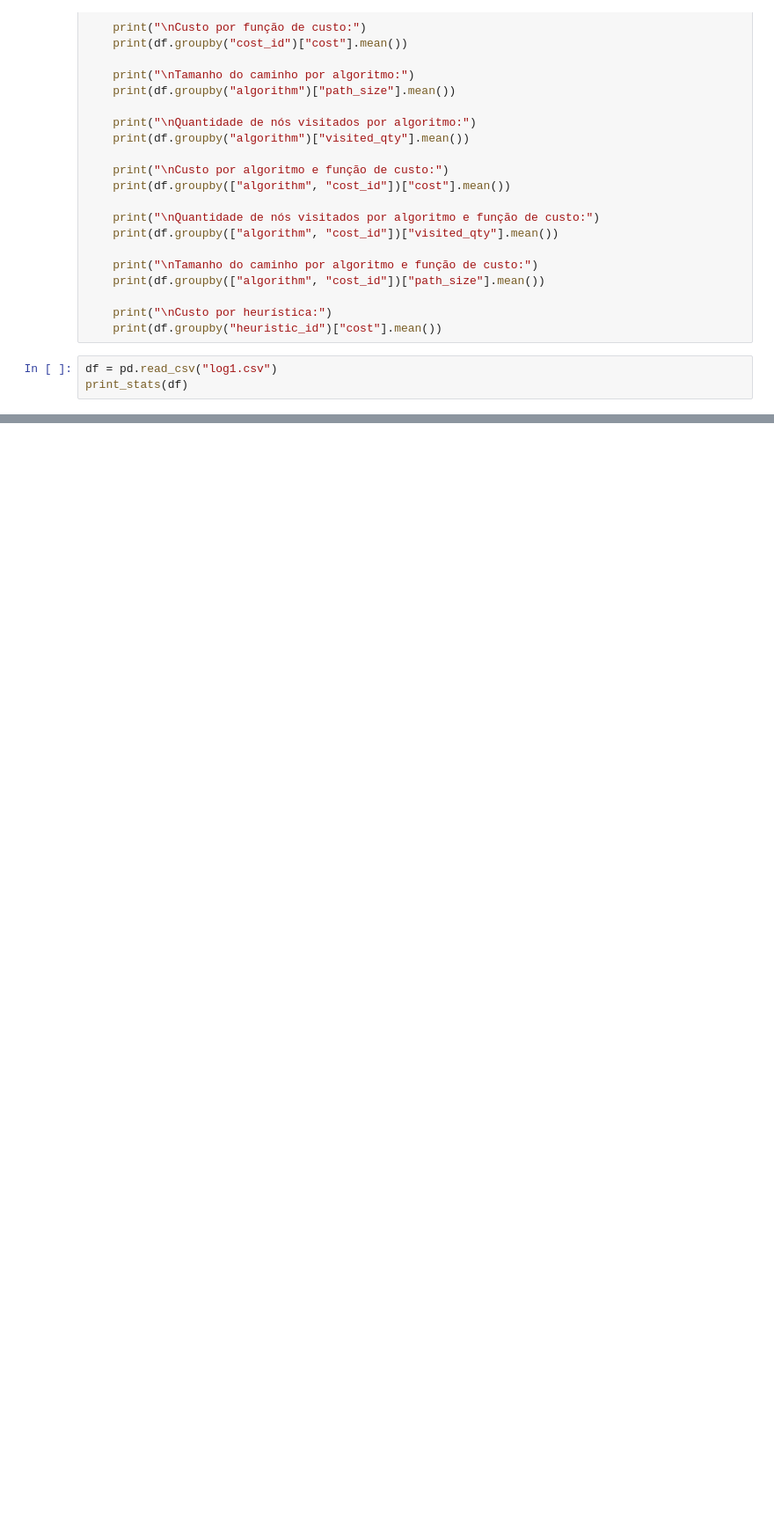
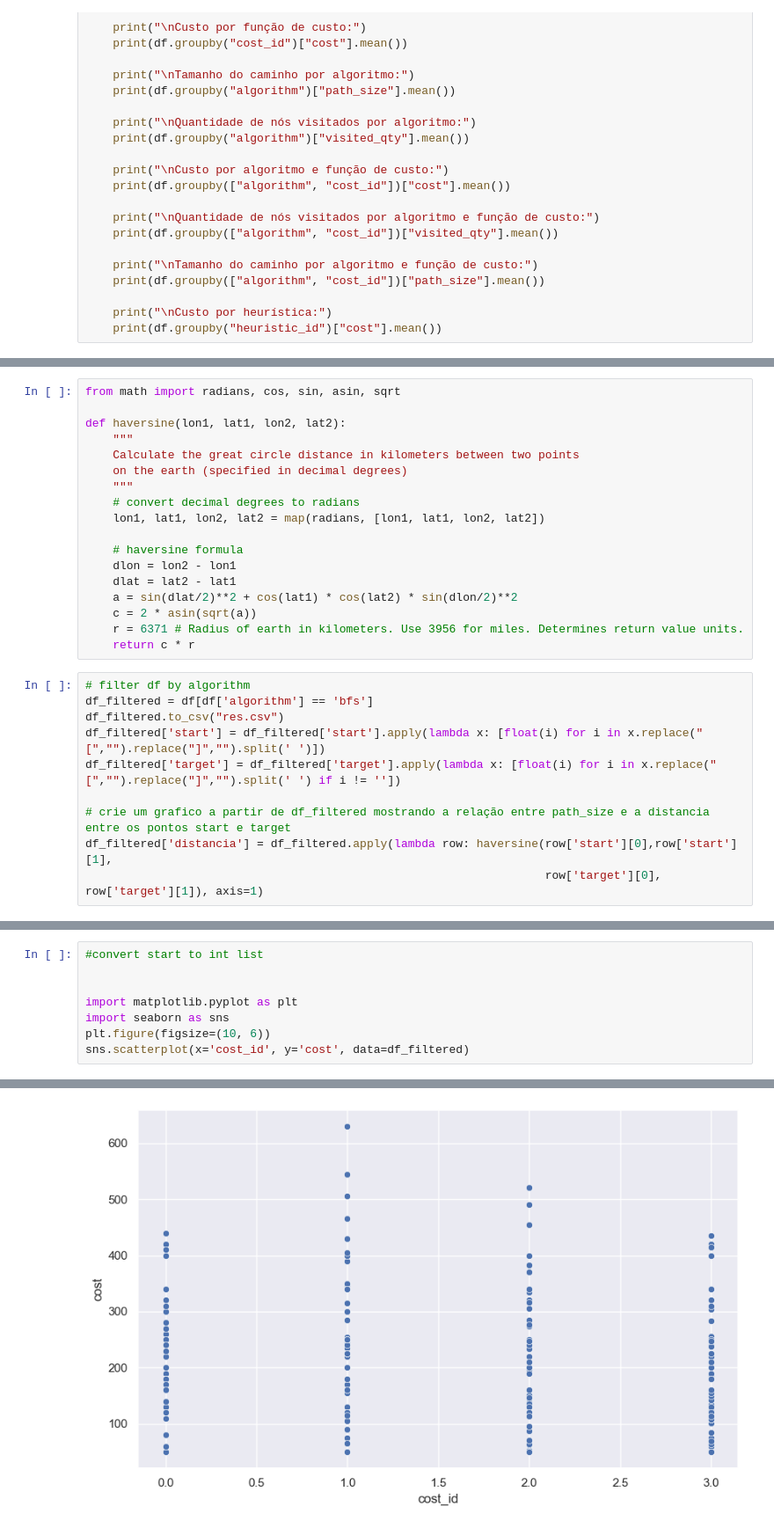
Before and after one commit to fagner02/Artificial-Intelligence---Path-Finding, a Jupyter notebook: .ipynb, the cells around one changed output, grey strips where cells are left out. Shown at 88% size. Cells and saved outputs as stored; diff of their text form; blank space fills up the shorter version.

```diff
--- a/.ipynb
+++ b/.ipynb
@@ -25,6 +25,3 @@ def print_stats(df):
 
     print("\nCusto por heurística:")
     print(df.groupby("heuristic_id")["cost"].mean())
-# %%
-df = pd.read_csv("log1.csv")
-print_stats(df)
@@ -48,0 +28,28 @@ Name: cost, dtype: float64
+# %%
+from math import radians, cos, sin, asin, sqrt
+
+def haversine(lon1, lat1, lon2, lat2):
+    """
+    Calculate the great circle distance in kilometers between two points
+    on the earth (specified in decimal degrees)
+    """
+    # convert decimal degrees to radians
+    lon1, lat1, lon2, lat2 = map(radians, [lon1, lat1, lon2, lat2])
+
+    # haversine formula
+    dlon = lon2 - lon1
+    dlat = lat2 - lat1
+    a = sin(dlat/2)**2 + cos(lat1) * cos(lat2) * sin(dlon/2)**2
+    c = 2 * asin(sqrt(a))
+    r = 6371 # Radius of earth in kilometers. Use 3956 for miles. Determines return value units.
+    return c * r
+# %%
+# filter df by algorithm
+df_filtered = df[df['algorithm'] == 'bfs']
+df_filtered.to_csv("res.csv")
+df_filtered['start'] = df_filtered['start'].apply(lambda x: [float(i) for i in x.replace("[","").replace("]","").split(' ')])
+df_filtered['target'] = df_filtered['target'].apply(lambda x: [float(i) for i in x.replace("[","").replace("]","").split(' ') if i != ''])
+
+# crie um grafico a partir de df_filtered mostrando a relação entre path_size e a distancia entre os pontos start e target
+df_filtered['distancia'] = df_filtered.apply(lambda row: haversine(row['start'][0],row['start'][1],
+                                                                   row['target'][0],  row['target'][1]), axis=1)
@@ -48,0 +94,9 @@ Name: cost, dtype: float64
+# %%
+#convert start to int list
+
+
+import matplotlib.pyplot as plt
+import seaborn as sns
+plt.figure(figsize=(10, 6))
+sns.scatterplot(x='cost_id', y='cost', data=df_filtered)
+# %% [output]
@@ -48,0 +104 @@ Name: cost, dtype: float64
+[figure, added]
```
Also changed, not shown: parts of 12 cells of this notebook, 2 other files.
